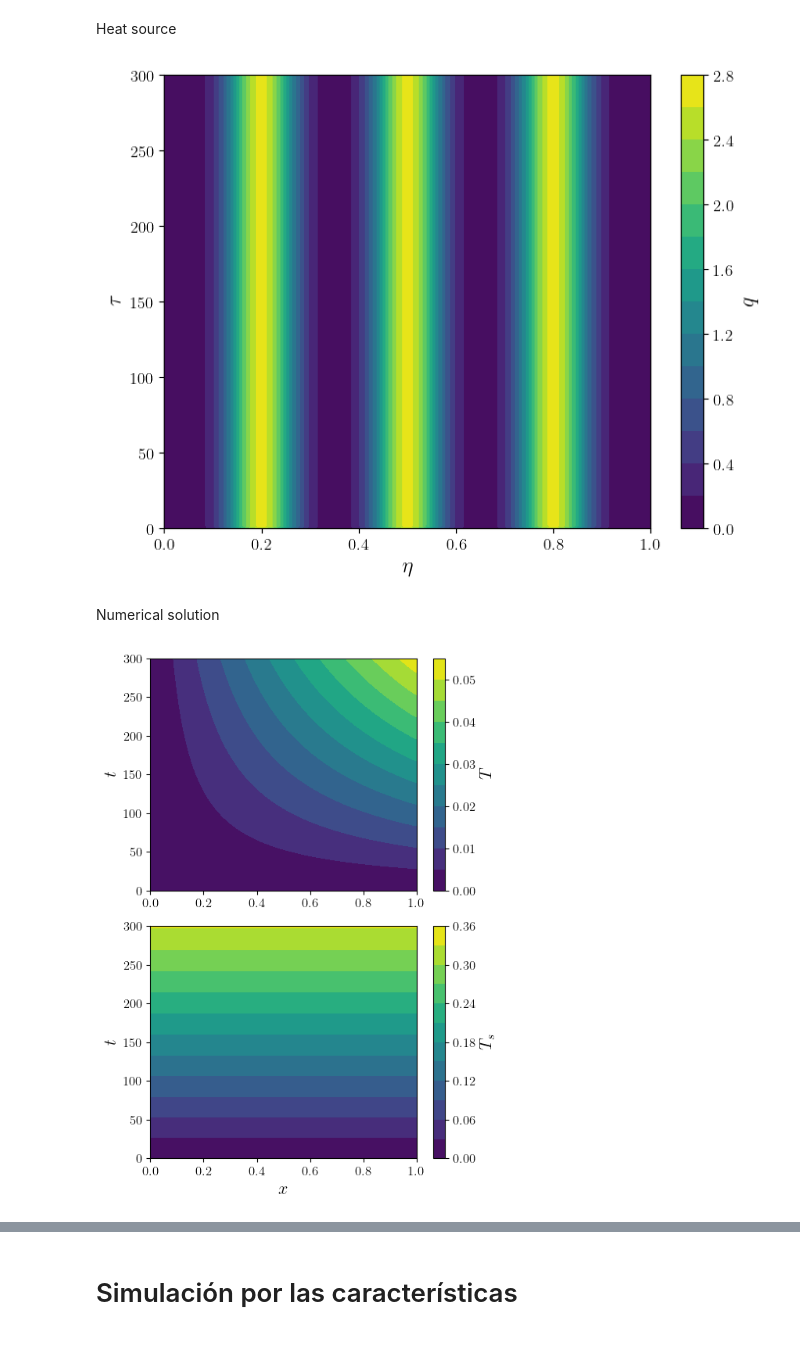
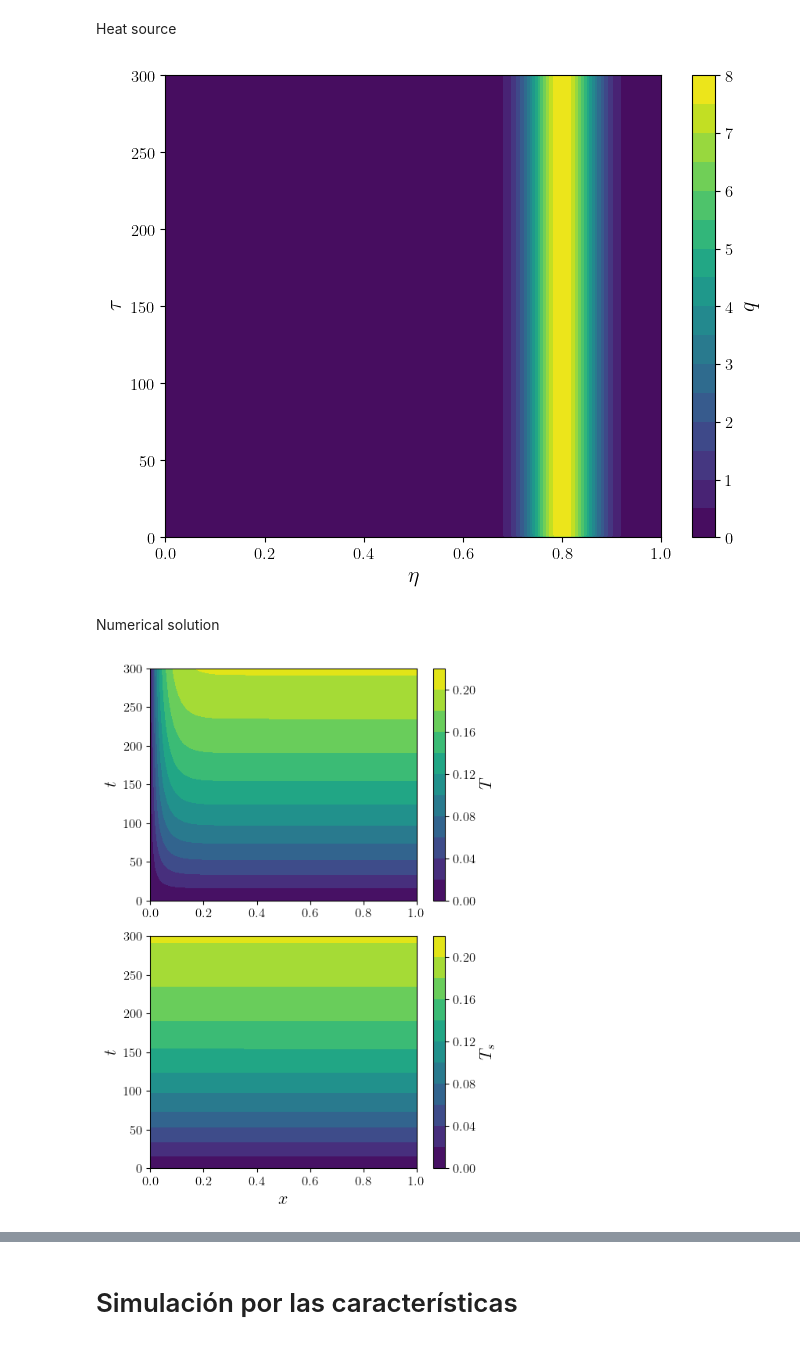
Before and after one commit to riemannsBeard/HeatTransfer_characteristics, a Jupyter notebook: Characteristics-dimensionless.ipynb, the cells around one changed output, grey strips where cells are left out. Drawn from its saved outputs; the diff is of its cells as text; code cells hidden in the pictures.

```diff
--- a/Characteristics-dimensionless.ipynb
+++ b/Characteristics-dimensionless.ipynb
@@ -173,24 +139,27 @@ Delta = 0.5
 x0 = 0.8
 delta = 0.005
 
-Q = (np.tanh(t/Delta)*np.exp(-(1/delta)*(x[:,np.newaxis] - x0)**2)/np.sqrt(np.pi*delta) +
-    np.tanh(t/Delta)*np.exp(-(1/delta)*(x[:,np.newaxis] - 0.5)**2)/np.sqrt(np.pi*delta) +
-    np.tanh(t/Delta)*np.exp(-(1/delta)*(x[:,np.newaxis] - 0.2)**2)/np.sqrt(np.pi*delta))/3
+# Q = (np.tanh(t/Delta)*np.exp(-(1/delta)*(x[:,np.newaxis] - x0)**2)/np.sqrt(np.pi*delta) +
+#     np.tanh(t/Delta)*np.exp(-(1/delta)*(x[:,np.newaxis] - 0.5)**2)/np.sqrt(np.pi*delta) +
+#     np.tanh(t/Delta)*np.exp(-(1/delta)*(x[:,np.newaxis] - 0.2)**2)/np.sqrt(np.pi*delta))/3
+
+Q = np.tanh(t/Delta)*np.exp(-(1/delta)*(x[:,np.newaxis] - x0)**2)/np.sqrt(np.pi*delta)
 # %%
 fig, ax = plt.subplots(figsize=(8,6))
 
-cs1 = plt.contourf(x, t, Q.T, 16)
+cs1 = plt.contourf(x, t, Q.T, 16, rasterized=True)
 cbar1 = plt.colorbar(cs1)
 cbar1.set_label(r'$q$', fontsize=16)
 ax.set_xlabel(r'$\eta$', fontsize=16)
 ax.set_ylabel(r'$\tau$', fontsize=16)
 
 fig.savefig('./figs/q_vs_tau_vs_eta' + str(np.round(Lambda, 2))
-            + '_Lambdas_' + str(np.round(Lambdas, 2)) + '.pdf', bbox_inches='tight')
+            + '_Lambdas_' + str(np.round(Lambdas, 2)) + '_beta_' + str(np.round(beta, 2)) +
+            '_betas_' + str(np.round(betas, 2)) + '.pdf', bbox_inches='tight')
 
 plt.show()
 # %% [output]
-[figure, old version]
+[figure, new version]
 # %% [markdown]
 Numerical solution
 # %%
@@ -214,14 +183,14 @@ thetas = Ts
 fig, axs = plt.subplots(nrows=2, ncols=1, figsize=(5,7), sharex='row')
 (ax1, ax2) = axs
 
-cs1 = ax1.contourf(x, t, thetaf.T, 12)
+cs1 = ax1.contourf(x, t, thetaf.T, 12, rasterized=True)
 plt.tight_layout()
 cbar1 = plt.colorbar(cs1)
 cbar1.set_label(r'$T$', fontsize=16)
 ax1.set_ylabel(r'$t$', fontsize=16)
 # ax1.plot(x, x,'r--', label=r'$x = t$')
 
-cs2 = ax2.contourf(x, t, thetas.T, 12)
+cs2 = ax2.contourf(x, t, thetas.T, 12, rasterized=True)
 cbar2 = plt.colorbar(cs2)
 cbar2.set_label(r'$T_s$', fontsize=16)
 ax2.set_xlabel(r'$x$', fontsize=16)
@@ -230,10 +199,11 @@ ax2.set_ylabel(r'$t$', fontsize=16)
 ax2.set_xlim([0, 1])
 
 fig.savefig('./figs/DNS_T_vs_x_vs_t_Lambda_' + str(np.round(Lambda, 2))
-            + '_Lambdas_' + str(np.round(Lambdas, 2)) + '.pdf', bbox_inches='tight')
+            + '_Lambdas_' + str(np.round(Lambdas, 2)) + '_beta_' + str(np.round(beta, 2)) +
+            '_betas_' + str(np.round(betas, 2)) + '.pdf', bbox_inches='tight')
 plt.show()
 # %% [output]
-[figure, old version]
+[figure, new version]
 # %%
 fig, ax = plt.subplots(figsize=(8,8))
 
```
Also changed, not shown: parts of 20 cells of this notebook, 2 other files.
